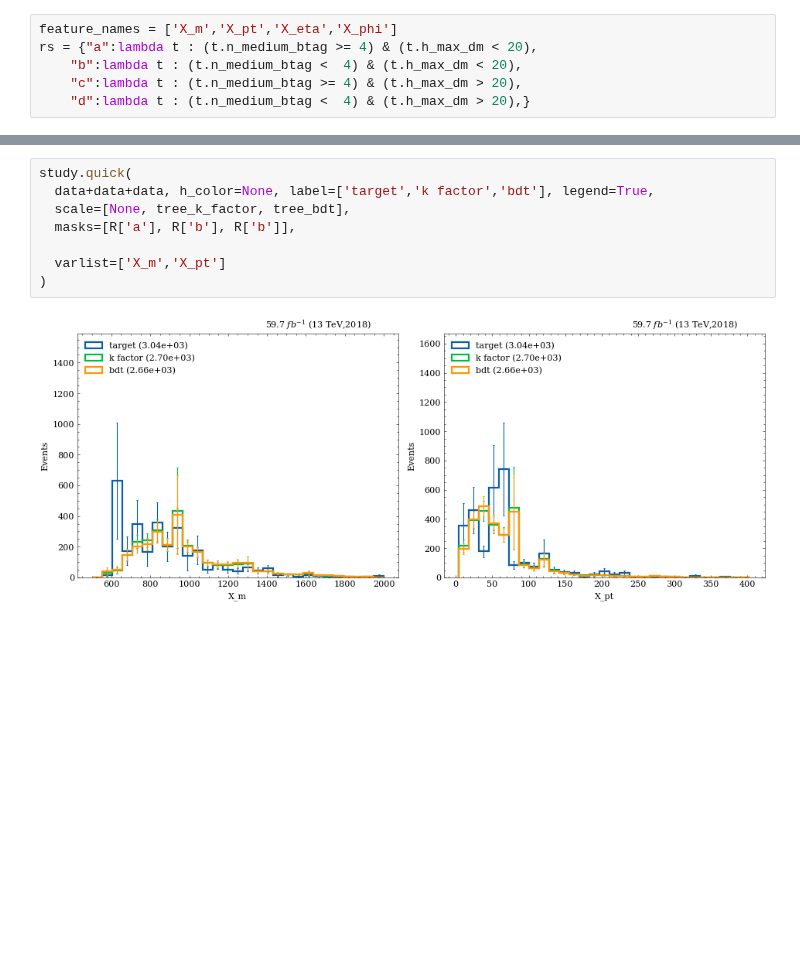
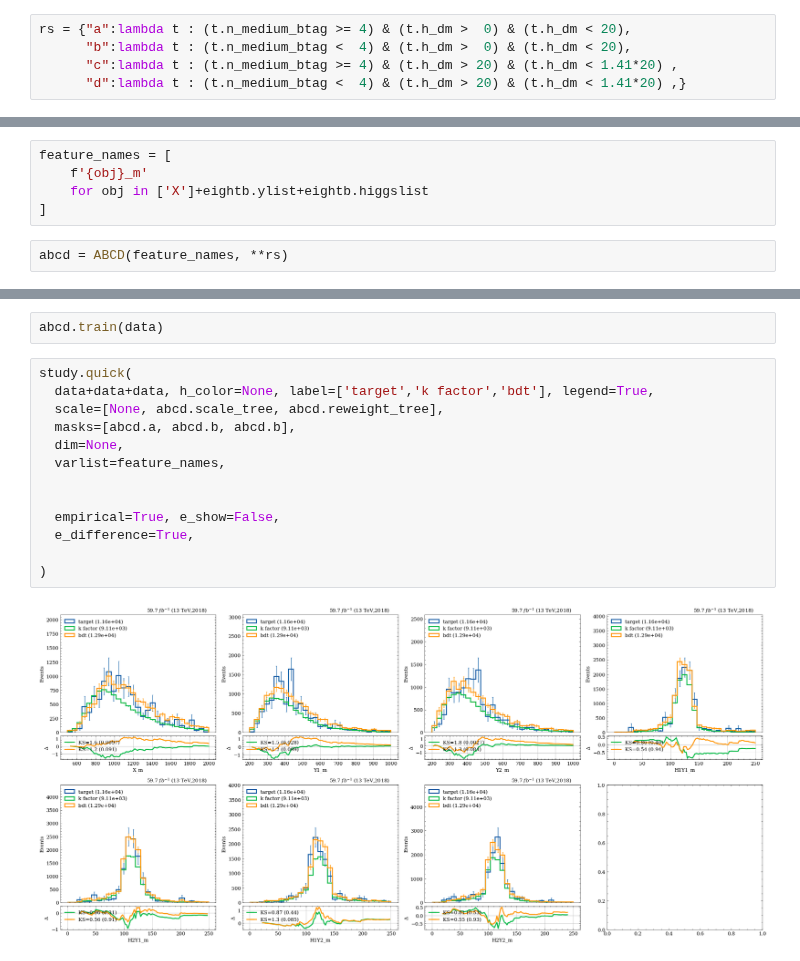
Before and after one commit to ekoenig4/analysis, a Jupyter notebook: jupyter/eightb/bdt/test_benchmark.ipynb, the cells around one changed output, grey strips where cells are left out. Saved outputs shown, nothing was run; the diff lists cells and outputs as text; blank space fills up the shorter version.

```diff
--- a/jupyter/eightb/bdt/test_benchmark.ipynb
+++ b/jupyter/eightb/bdt/test_benchmark.ipynb
@@ -40,6 +64,5 @@ data.apply(preprocess)
 # %%
-feature_names = ['X_m','X_pt','X_eta','X_phi']
-rs = {"a":lambda t : (t.n_medium_btag >= 4) & (t.h_max_dm < 20),
-    "b":lambda t : (t.n_medium_btag <  4) & (t.h_max_dm < 20),
-    "c":lambda t : (t.n_medium_btag >= 4) & (t.h_max_dm > 20),
-    "d":lambda t : (t.n_medium_btag <  4) & (t.h_max_dm > 20),}
+rs = {"a":lambda t : (t.n_medium_btag >= 4) & (t.h_dm >  0) & (t.h_dm < 20),
+      "b":lambda t : (t.n_medium_btag <  4) & (t.h_dm >  0) & (t.h_dm < 20),
+      "c":lambda t : (t.n_medium_btag >= 4) & (t.h_dm > 20) & (t.h_dm < 1.41*20) ,
+      "d":lambda t : (t.n_medium_btag <  4) & (t.h_dm > 20) & (t.h_dm < 1.41*20) ,}
@@ -99,0 +92,7 @@ def tree_k_factor(tree):
+# %%
+feature_names = [
+    f'{obj}_m'
+    for obj in ['X']+eightb.ylist+eightb.higgslist
+]
+# %%
+abcd = ABCD(feature_names, **rs)
@@ -100,10 +113,17 @@ def tree_k_factor(tree):
+# %%
+abcd.train(data)
 # %%
 study.quick(
   data+data+data, h_color=None, label=['target','k factor','bdt'], legend=True,
-  scale=[None, tree_k_factor, tree_bdt],
-  masks=[R['a'], R['b'], R['b']],
+  scale=[None, abcd.scale_tree, abcd.reweight_tree],
+  masks=[abcd.a, abcd.b, abcd.b],
+  dim=None,
+  varlist=feature_names,
 
-  varlist=['X_m','X_pt']
+
+  empirical=True, e_show=False,
+  e_difference=True,
+
 )
 # %% [output]
-[figure, old version]
+[figure, new version]
```
Also changed, not shown: parts of 20 cells of this notebook, 9 other files.
